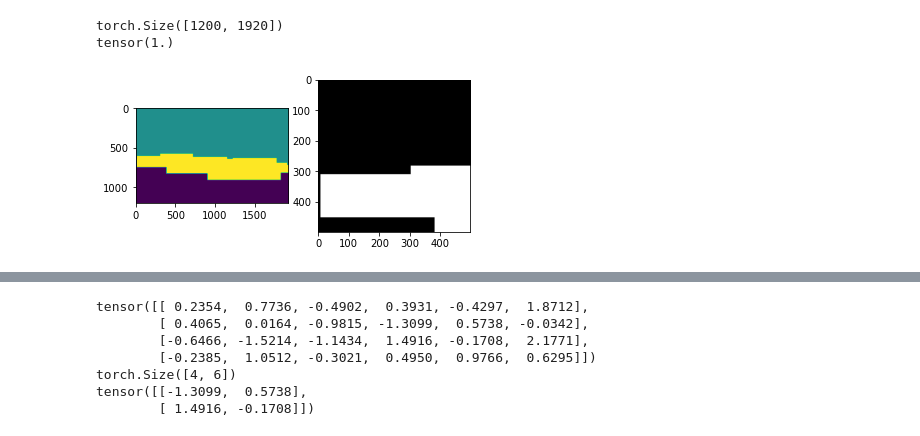
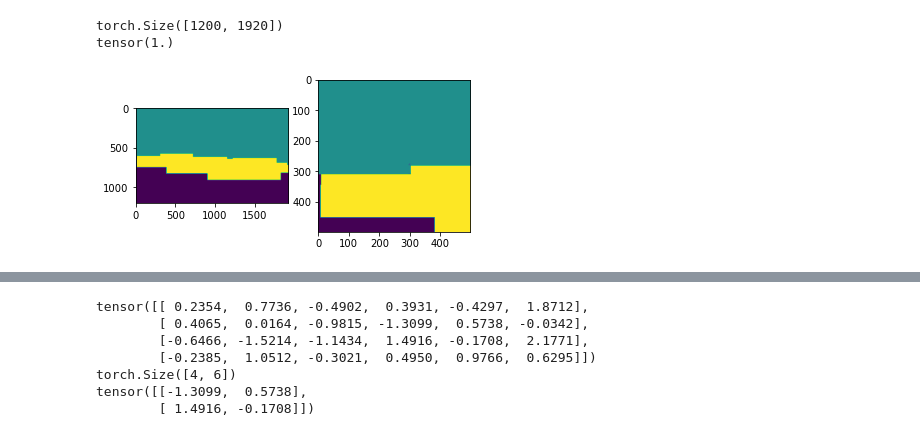
Before and after one commit to BruceGeng/cSinCUT, a Jupyter notebook: datasets/grass/Untitled.ipynb, the cells around one changed output, grey strips where cells are left out. Drawn from its saved outputs; the diff is of its cells as text; code cells hidden in the pictures.

```diff
--- a/datasets/grass/Untitled.ipynb
+++ b/datasets/grass/Untitled.ipynb
@@ -60,25 +60,25 @@ self.patch_locations_A = random_patch_locations(self.focus_img, opt.crop_size, z
 self.patch_locations_B = random_patch_locations(self.focus_img, opt.crop_size, zoom_levels_A, focus=True)
 # %%
 img = Image.open('./focus2.jpg').convert('L')
-#img2 = img.crop((0,300,500,800))
+img2 = img.crop((0,300,500,800))
 
 
 ts = transforms.Compose([transforms.ToTensor()])
 A = ts(img).squeeze(dim=0)
 print(A.shape)
 print(torch.max(A))
 #print(torch.max(A[0:2,13:14]).item()==1)
 #print(A[0:2,10:14])
 #img = img.resize((100,400))
 #img = np.array(img)
 #img = cv2.rectangle(img, (200,5), (535,235), (255, 0, 0), 3)
 #img = cv2.resize(img, (100, 400), interpolation=cv2.INTER_CUBIC)
 plt.subplot(1,2,1)
 plt.imshow(img)
 plt.subplot(1,2,2)
 plt.imshow(img2)
 plt.show()
 # %% [output]
 torch.Size([1200, 1920])
 tensor(1.)
-[figure, old version]
+[figure, new version]
```
Also changed, not shown: parts of 1 cell of this notebook, 2 other files.
